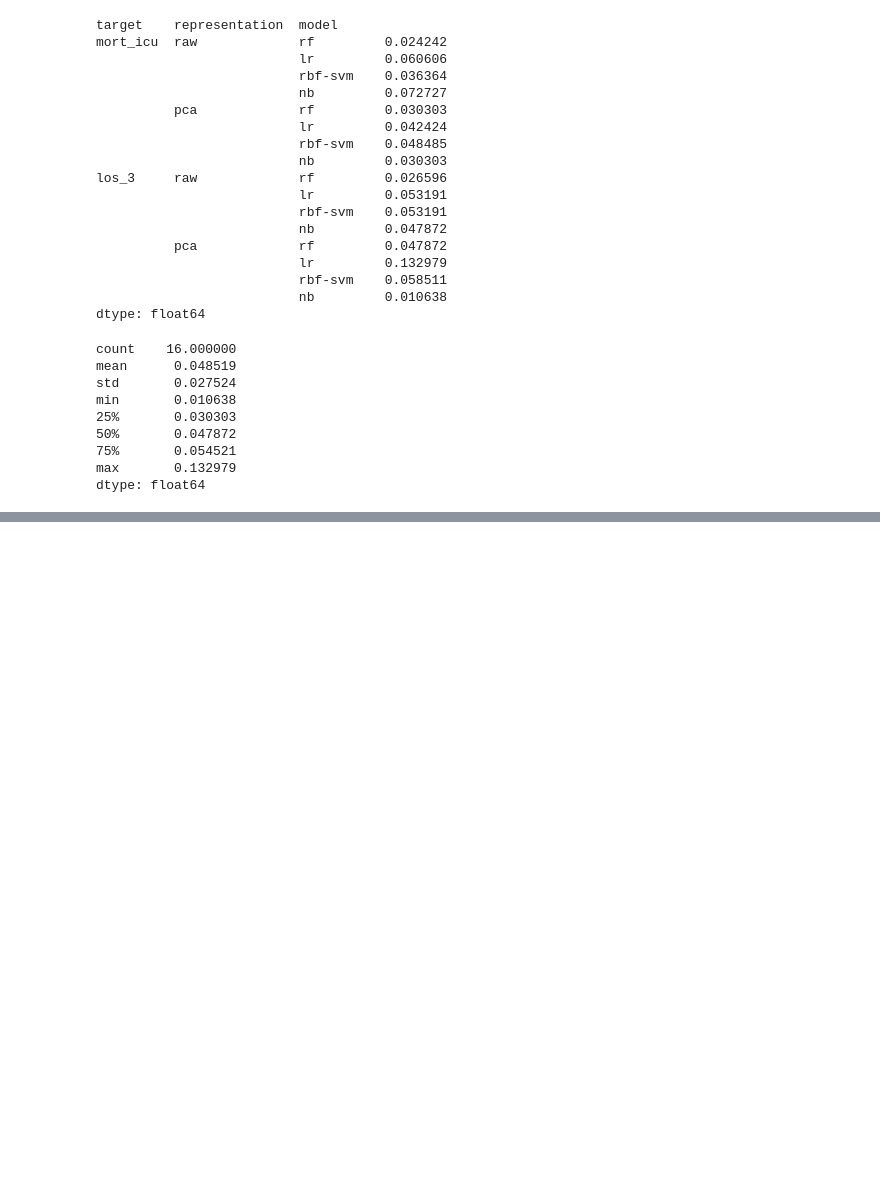
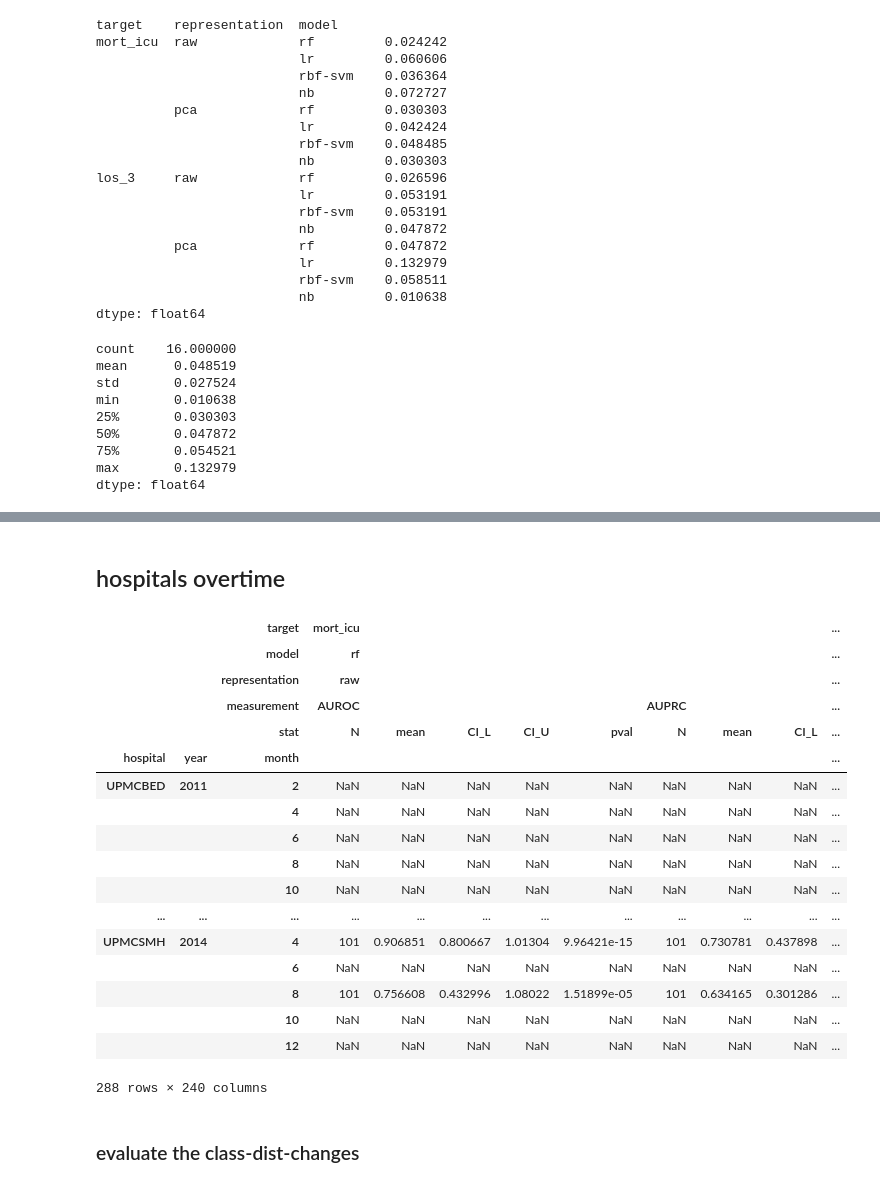
Before and after one commit to Amin-Tajgardoon/model-drift, a Jupyter notebook: notebooks/drift_true_labels.ipynb, the cells around one changed output, grey strips where cells are left out. Cells and saved outputs as stored; diff of their text form; code cells hidden in the pictures; blank space fills up the shorter version.

```diff
--- a/notebooks/drift_true_labels.ipynb
+++ b/notebooks/drift_true_labels.ipynb
@@ -208,0 +224,29 @@ dtype: float64
+# %% [markdown]
+## hospitals overtime
+# %%
+dir_path="../../../output/HIDENIC_overtime_analysis/hospital_overtime_fselect/"
+# %%
+bs=pd.read_pickle(os.path.join(dir_path, "bootstrap_stats_mannwhitneyu.pkl"))
+# %%
+bs
+# %% [output]
+|  |  | target | mort_icu |  |  |  |  |  |  |  | ... |
+|  |  | model | rf |  |  |  |  |  |  |  | ... |
+|  |  | representation | raw |  |  |  |  |  |  |  | ... |
+|  |  | measurement | AUROC |  |  |  |  | AUPRC |  |  | ... |
+|  |  | stat | N | mean | CI_L | CI_U | pval | N | mean | CI_L | ... |
+| hospital | year | month |  |  |  |  |  |  |  |  | ... |
+| UPMCBED | 2011 | 2 | NaN | NaN | NaN | NaN | NaN | NaN | NaN | NaN | ... |
+|  |  | 4 | NaN | NaN | NaN | NaN | NaN | NaN | NaN | NaN | ... |
+|  |  | 6 | NaN | NaN | NaN | NaN | NaN | NaN | NaN | NaN | ... |
+|  |  | 8 | NaN | NaN | NaN | NaN | NaN | NaN | NaN | NaN | ... |
+|  |  | 10 | NaN | NaN | NaN | NaN | NaN | NaN | NaN | NaN | ... |
+| ... | ... | ... | ... | ... | ... | ... | ... | ... | ... | ... | ... |
+| UPMCSMH | 2014 | 4 | 101 | 0.906851 | 0.800667 | 1.01304 | 9.96421e-15 | 101 | 0.730781 | 0.437898 | ... |
+|  |  | 6 | NaN | NaN | NaN | NaN | NaN | NaN | NaN | NaN | ... |
+|  |  | 8 | 101 | 0.756608 | 0.432996 | 1.08022 | 1.51899e-05 | 101 | 0.634165 | 0.301286 | ... |
+|  |  | 10 | NaN | NaN | NaN | NaN | NaN | NaN | NaN | NaN | ... |
+|  |  | 12 | NaN | NaN | NaN | NaN | NaN | NaN | NaN | NaN | ... |
+288 rows × 240 columns
+# %% [markdown]
+### evaluate the class-dist-changes
```
Also changed, not shown: parts of 43 cells of this notebook, 6 other files.
